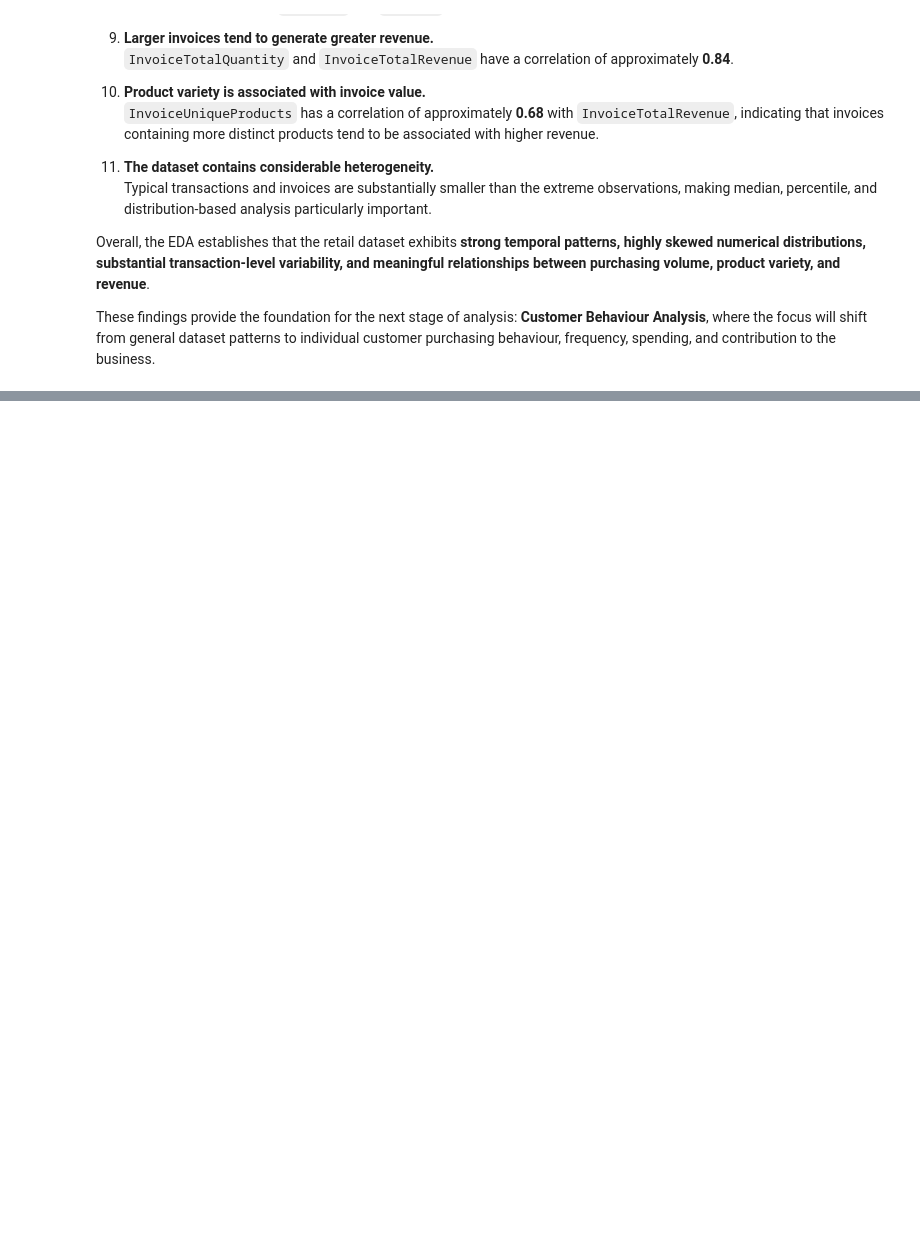
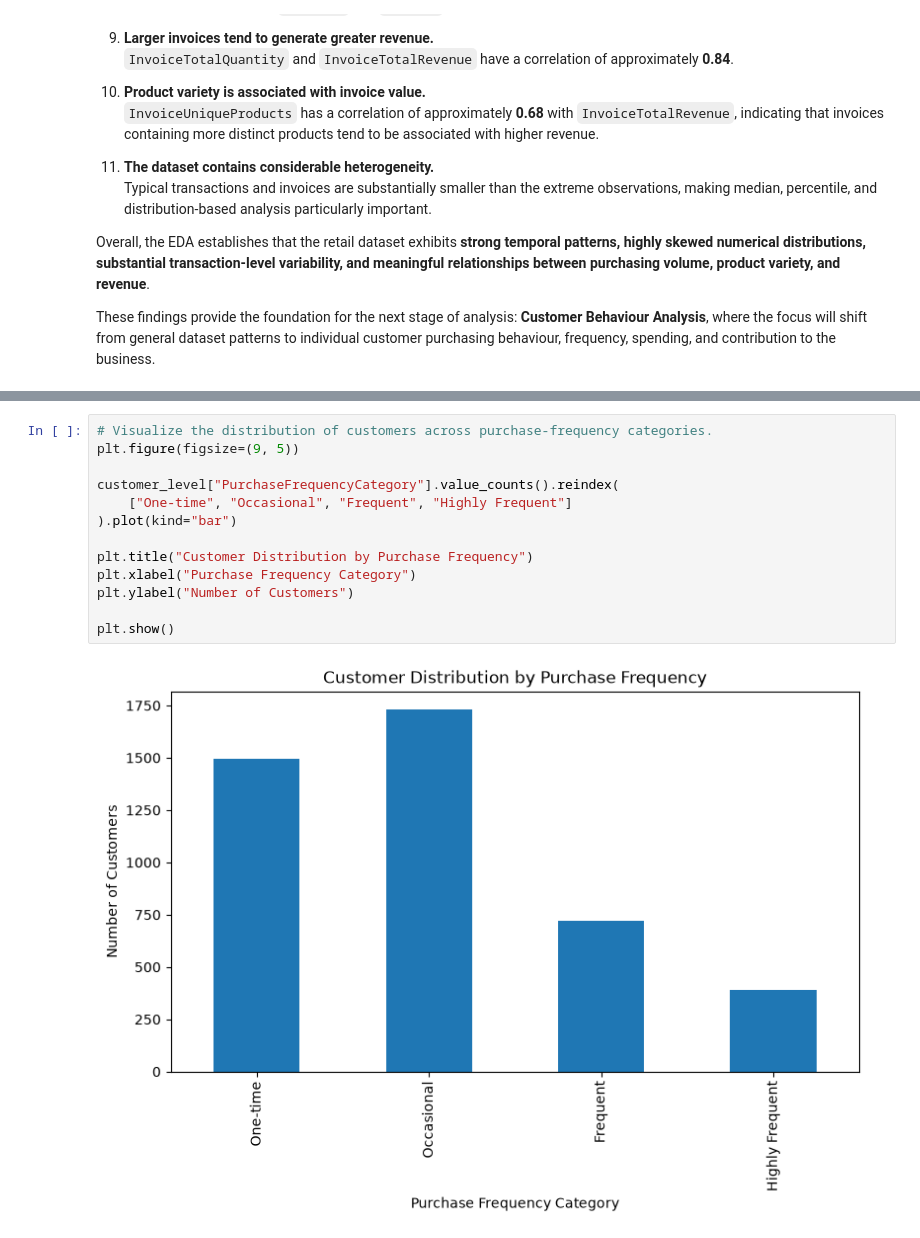
Before and after one commit to KashishSirohiwal/ShadowFox, a Jupyter notebook: Intermediate/notebooks/online_retail_analysis.ipynb, the cells around one changed output, grey strips where cells are left out. Drawn from its saved outputs; the diff is of its cells as text; blank space fills up the shorter version.

```diff
--- a/Intermediate/notebooks/online_retail_analysis.ipynb
+++ b/Intermediate/notebooks/online_retail_analysis.ipynb
@@ -2372,0 +2864,15 @@ These findings provide the foundation for the next stage of analysis: **Customer
+# %%
+# Visualize the distribution of customers across purchase-frequency categories.
+plt.figure(figsize=(9, 5))
+
+customer_level["PurchaseFrequencyCategory"].value_counts().reindex(
+    ["One-time", "Occasional", "Frequent", "Highly Frequent"]
+).plot(kind="bar")
+
+plt.title("Customer Distribution by Purchase Frequency")
+plt.xlabel("Purchase Frequency Category")
+plt.ylabel("Number of Customers")
+
+plt.show()
+# %% [output]
+[figure, added]
```
Also changed, not shown: parts of 140 cells of this notebook.
